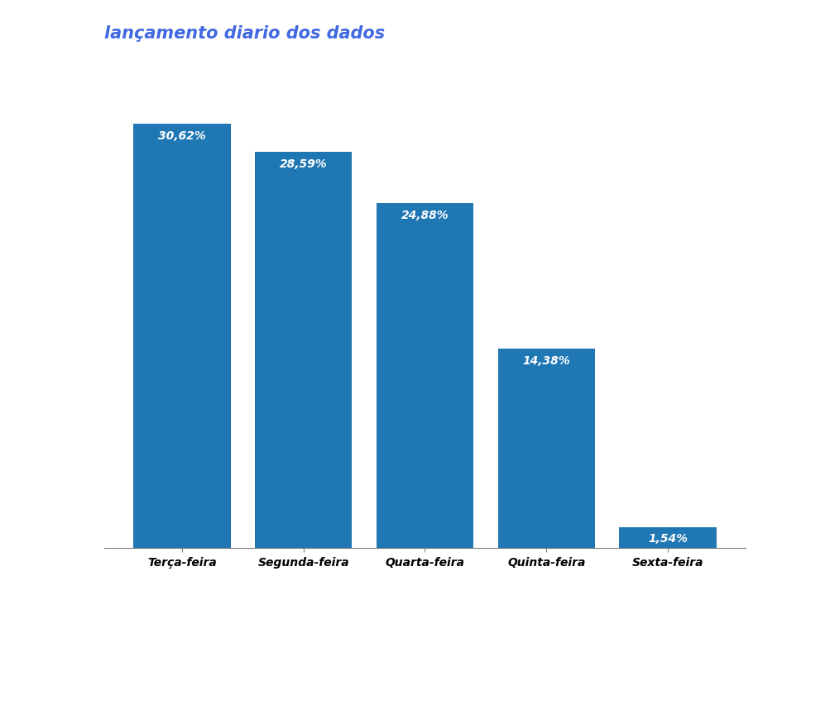
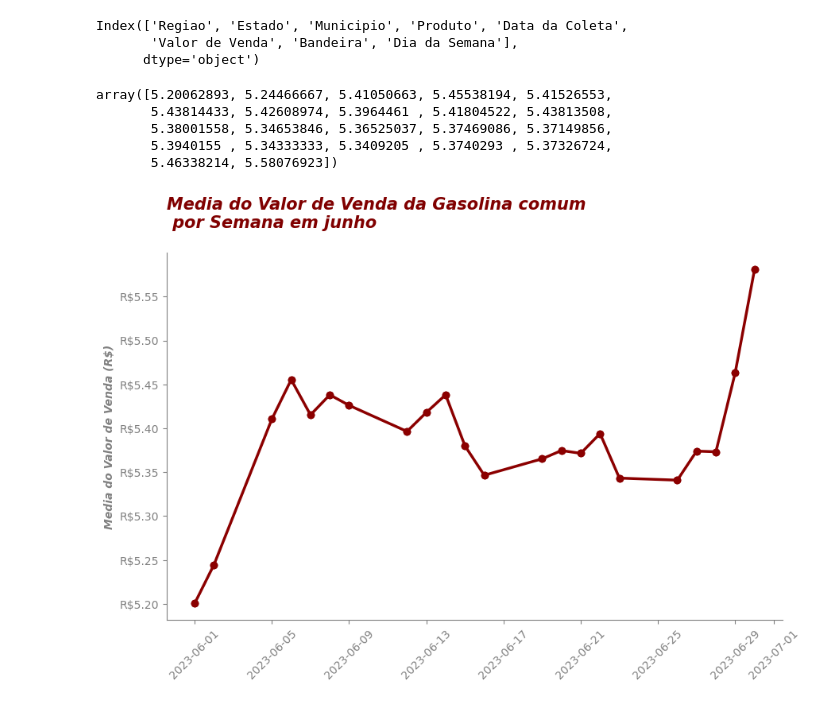
Before and after one commit to davidmidoria/analise_gasolina_etanol, a Jupyter notebook: analise.ipynb, the cells around one changed output. Saved outputs shown, nothing was run; the diff lists cells and outputs as text; code cells hidden in the pictures; blank space fills up the shorter version.

Commit message:
ultimas funcionalidades do codigo
gráfico com o preço do petróleo

```diff
--- a/analise.ipynb
+++ b/analise.ipynb
@@ -98,4 +87,42 @@ def lancamento_dados():
-# %%
-lancamento_dados()
-# %% [output]
-[figure, removed]
+# %%
+gas_eta.columns
+# %% [output]
+Index(['Regiao', 'Estado', 'Municipio', 'Produto', 'Data da Coleta',
+       'Valor de Venda', 'Bandeira', 'Dia da Semana'],
+      dtype='object')
+# %%
+gasolina_6=gas_eta[gas_eta['Data da Coleta']>=pd.to_datetime('2023-06-01')]
+gasolina_6=gasolina_6[gasolina_6['Produto']=='GASOLINA']['Valor de Venda'].groupby(gasolina_6[gasolina_6['Produto']=='GASOLINA']['Data da Coleta']).mean()
+# %%
+gasolina_6.values
+# %% [output]
+array([5.20062893, 5.24466667, 5.41050663, 5.45538194, 5.41526553,
+       5.43814433, 5.42608974, 5.3964461 , 5.41804522, 5.43813508,
+       5.38001558, 5.34653846, 5.36525037, 5.37469086, 5.37149856,
+       5.3940155 , 5.34333333, 5.3409205 , 5.3740293 , 5.37326724,
+       5.46338214, 5.58076923])
+# %%
+def gasolina_6():
+    # Plotando o gráfico
+    gasolina_6=gas_eta[gas_eta['Data da Coleta']>=pd.to_datetime('2023-06-01')]
+    gasolina_6=gasolina_6[gasolina_6['Produto']=='GASOLINA']['Valor de Venda'].groupby(gasolina_6[gasolina_6['Produto']=='GASOLINA']['Data da Coleta']).mean()
+    plt.figure(figsize=(10, 6))
+    plt.style.use('default')  # Estilo
+    plt.plot(gasolina_6.index,gasolina_6.values, color='darkred',linewidth=2.5)
+    plt.scatter(gasolina_6.index,gasolina_6.values, color='darkred')
+    plt.scatter(gasolina_6.index,gasolina_6.values, color='darkred')
+    plt.xlabel('')
+    plt.ylabel('Media do Valor de Venda (R$)',color='gray',fontweight= 'bold',fontsize=10, fontstyle= 'italic')
+    plt.gca().spines[['right','top']].set_visible(False)
+    plt.gca().spines[['bottom','left']].set_color('grey')
+    plt.xticks(color='grey',rotation=45)
+    plt.tick_params(axis='both',color='grey')
+    plt.yticks(color='grey')
+    plt.title('Media do Valor de Venda da Gasolina comum\n por Semana em junho\n',color='maroon',fontweight= 'bold',fontsize=15, fontstyle= 'italic',loc='left')
+    # Configurando o formato do eixo y para mostrar os preços em R$xx,xx
+    plt.gca().yaxis.set_major_formatter(plt.FuncFormatter(lambda x, _: f'R${x:.2f}'))
+    plt.show()
+# %%
+gasolina_6()
+# %% [output]
+[figure, added]
```
Also changed, not shown: parts of 2 cells of this notebook, 2 other files.
